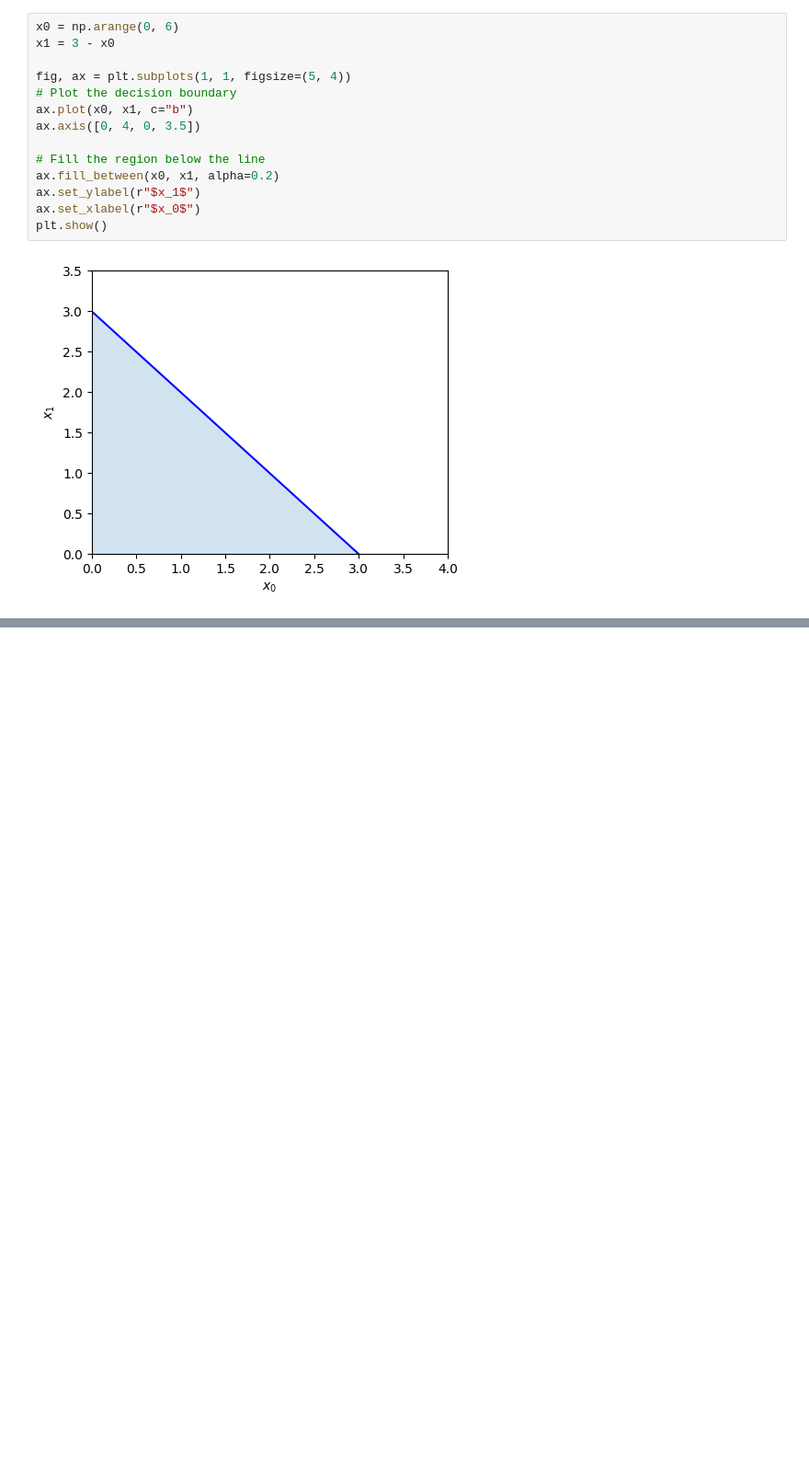
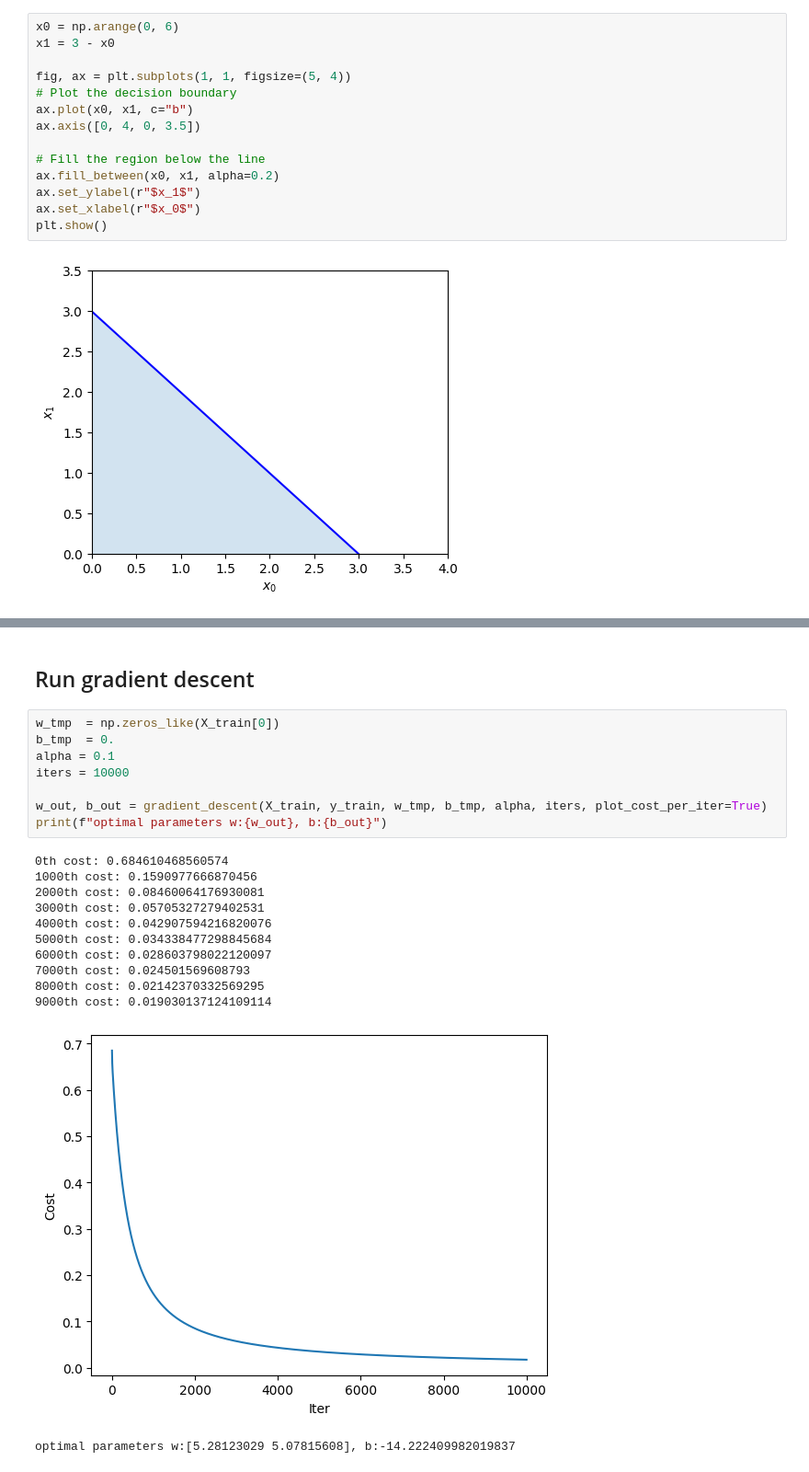
Before and after one commit to lam-thai-nguyen/Titanic-Binary-Classification, a Jupyter notebook: example.ipynb, the cells around one changed output, grey strips where cells are left out. Shown: that part at 92% size. Saved outputs shown, nothing was run; the diff lists cells and outputs as text; blank space fills up the shorter version.

```diff
--- a/example.ipynb
+++ b/example.ipynb
@@ -40,0 +73,23 @@ plt.show()
+# %% [markdown]
+## Run gradient descent
+# %%
+w_tmp  = np.zeros_like(X_train[0])
+b_tmp  = 0.
+alpha = 0.1
+iters = 10000
+
+w_out, b_out = gradient_descent(X_train, y_train, w_tmp, b_tmp, alpha, iters, plot_cost_per_iter=True)
+print(f"optimal parameters w:{w_out}, b:{b_out}")
+# %% [output]
+0th cost: 0.684610468560574
+1000th cost: 0.1590977666870456
+2000th cost: 0.08460064176930081
+3000th cost: 0.05705327279402531
+4000th cost: 0.042907594216820076
+5000th cost: 0.034338477298845684
+6000th cost: 0.028603798022120097
+7000th cost: 0.024501569608793
+8000th cost: 0.02142370332569295
+9000th cost: 0.019030137124109114
+[figure, added]
+optimal parameters w:[5.28123029 5.07815608], b:-14.222409982019837
```
Also changed, not shown: parts of 12 cells of this notebook.
